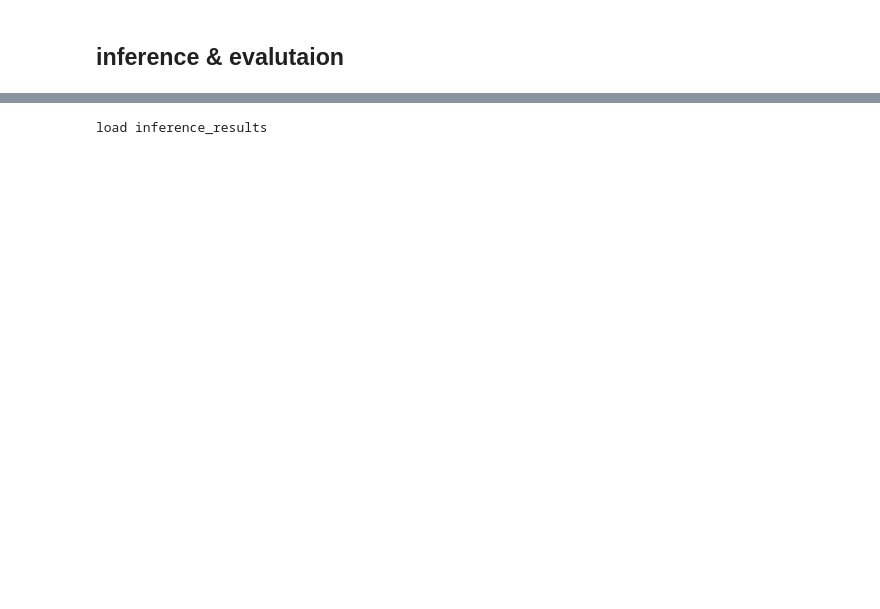
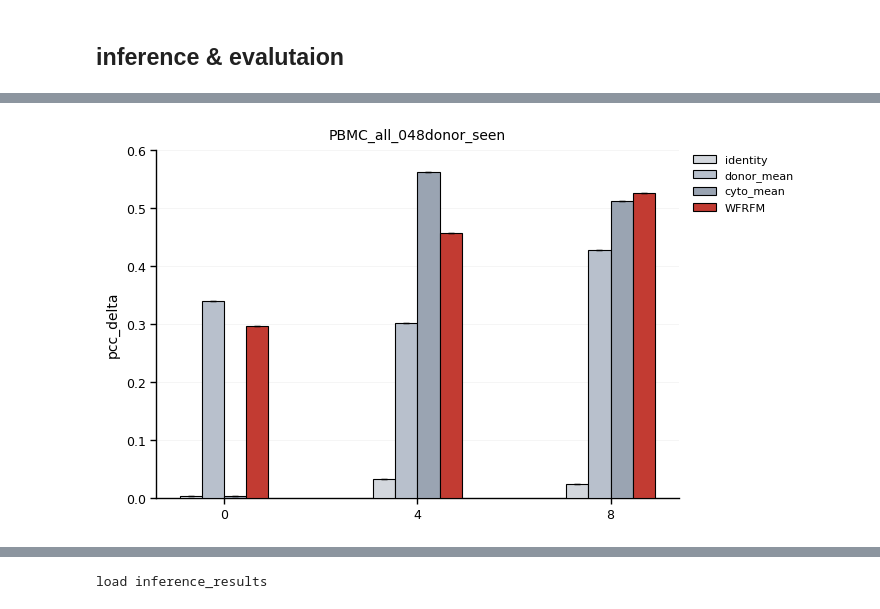
Before and after one commit to QiangweiPeng/UPT, a Jupyter notebook: WFRFM/notebook/YuchuanWang/downstream_PBMC.ipynb, the cells around one changed output, grey strips where cells are left out. Saved outputs shown, nothing was run; the diff lists cells and outputs as text; code cells hidden in the pictures; blank space fills up the shorter version.

```diff
--- a/WFRFM/notebook/YuchuanWang/downstream_PBMC.ipynb
+++ b/WFRFM/notebook/YuchuanWang/downstream_PBMC.ipynb
@@ -208,0 +428,39 @@ save inference_results to results/exp_20260404_151910_PBMC_donor11_hvg2000_gemin
+# %%
+group_names = ["0", "4", "8"]
+method_names = ["identity", "donor_mean", "cyto_mean","WFRFM"]
+
+data_dict = {
+    "WFRFM":  [0.296417651656319, 0.4563915156376480, 0.5263996162633090],
+    "identity": [0.0027572391661459900, 0.031511109549986100, 0.022693043199383500],
+    "donor_mean": [0.33906831654487500, 0.3014246471562110, 0.4266824208296150],
+    "cyto_mean":  [0.0027572391661459900, 0.5613993533195450, 0.5118737951059470],
+}
+
+err_dict = {
+     "WFRFM":  [0,0,0],
+    "identity": [0,0,0],
+    "donor_mean": [0,0,0],
+    "cyto_mean":  [0,0,0],
+}
+
+colors = ["#D3D7DD", "#B8C0CC", "#9AA4B2", "#C23B32"]
+
+fig, ax = plot_grouped_bar(
+    data_dict=data_dict,
+    group_names=group_names,
+    method_names=method_names,
+    y_label="pcc_delta",
+    title="PBMC_all_048donor_seen",
+    colors=colors,
+    figsize=(7.2, 4.2),
+    bar_width=0.18,
+    group_gap=0.85,
+    ylim=(0, 0.6),
+    show_values=False,
+    err_dict=err_dict,
+    save_path="figures/PBMC/pcc_delta_048.pdf",
+)
+
+plt.show()
+# %% [output]
+[figure, added]
```
Also changed, not shown: parts of 52 cells of this notebook, 32 other files.
